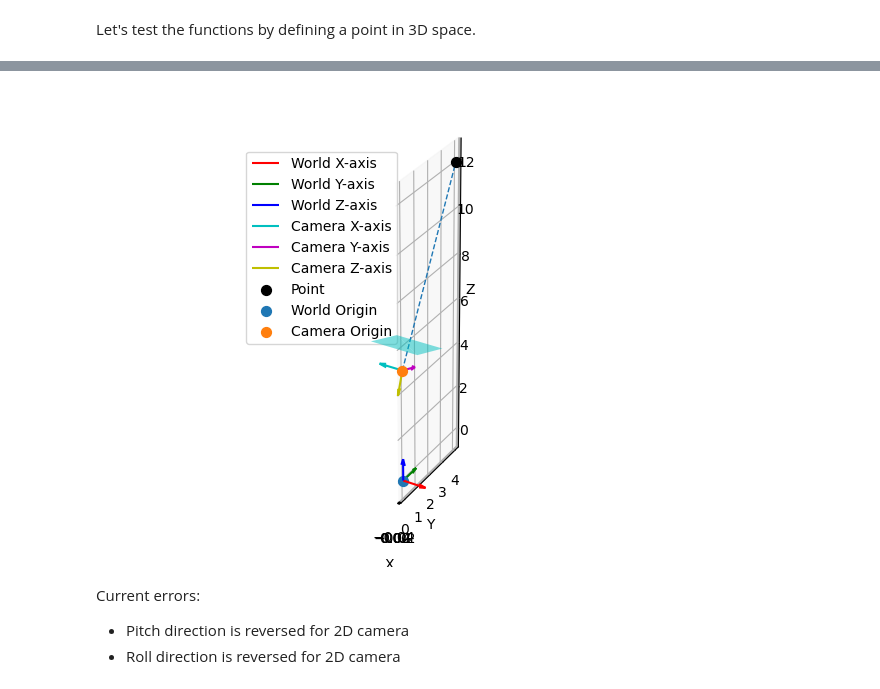
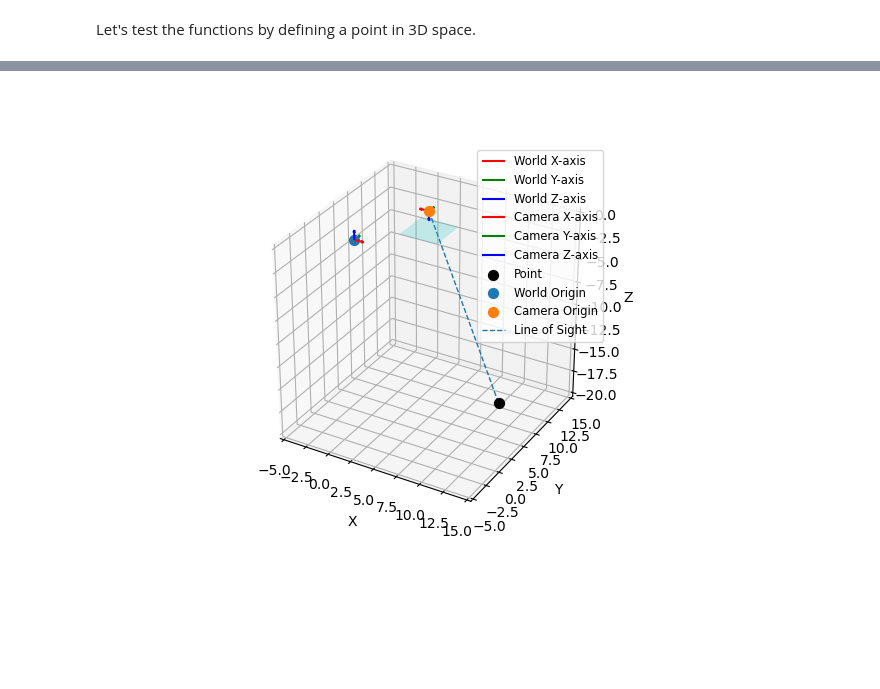
Before and after one commit to FPWRasmussen/DTU-Special-Course, a Jupyter notebook: src/camera_calibration.ipynb, the cells around one changed output, grey strips where cells are left out. Drawn from its saved outputs; the diff is of its cells as text; code cells hidden in the pictures; blank space fills up the shorter version.

Commit message:
fixed camera matrix

```diff
--- a/src/camera_calibration.ipynb
+++ b/src/camera_calibration.ipynb
@@ -145,13 +78,14 @@ V: 125.0
 # %%
 # INPUTS
-f = 1 # focal length
+f = 0.1 # focal length
 shape = [250, 250] # shape of image in pixels
 fov = [90, 90]
 K = intrinsic_parameters(f, shape, fov)
-theta = np.array([np.deg2rad(-20), np.deg2rad(180), np.deg2rad(0)])
-R = rotation_matrix(theta)
-camera_origin = np.array([0, 0, 5]) # 3D translation of camera origin and world origin
+theta = -np.array([np.deg2rad(0), np.deg2rad(180), np.deg2rad(0)])
+R = rotation_matrix(theta, order = "ZYX")
+camera_origin = np.array([5, 5, 2]) # 3D translation of camera origin and world origin
 C_N = extrinsic_parameters(R, camera_origin)
 P = camera_matrix(K, C_N)
-point_coordinate = np.array([0, 4, 12])
-u, v = image_plane(P, point_coordinate)
+turbine_origin = np.array([10, 10, -20])
+u, v = image_plane(P, turbine_origin)
+print(u,v)
@@ -173,5 +109,8 @@ plt.show()
 # %%
 # Create a 3D plot
+theta *= -1
+R = rotation_matrix(theta, order = "XYZ")
+
 fig = plt.figure()
 ax = fig.add_subplot(111, projection='3d')
 
@@ -192,44 +131,61 @@ ax.quiver(*world_origin, *world_y_vector, color='g', label='World Y-axis')
 ax.quiver(*world_origin, *world_z_vector, color='b', label='World Z-axis')
 
 # Plot the camera coordinate system with labels
-ax.quiver(*camera_origin, *camera_x_vector, color='c', label='Camera X-axis')
-ax.quiver(*camera_origin, *camera_y_vector, color='m', label='Camera Y-axis')
-ax.quiver(*camera_origin, *camera_z_vector, color='y', label='Camera Z-axis')
+ax.quiver(*camera_origin, *camera_x_vector, color='r', label='Camera X-axis')
+ax.quiver(*camera_origin, *camera_y_vector, color='g', label='Camera Y-axis')
+ax.quiver(*camera_origin, *camera_z_vector, color='b', label='Camera Z-axis')
 
 # Plot the 3D point with a label
-ax.scatter(*point_coordinate, c='k', s=50, label='Point')
+ax.scatter(*turbine_origin, c='k', s=50, label='Point')
 ax.scatter(*world_origin, s=50, label = "World Origin")
 ax.scatter(*camera_origin, s=50, label = "Camera Origin")
 
 #### INPUTS #####
-f = -1
+f = 2
 vfov = np.deg2rad(90)
 hfov = np.deg2rad(90)
 
 vl = 2*np.tan(vfov/2)*f # vertical length
 hl = 2*np.tan(hfov/2)*f # horizontal length
 zz = f *np.ones([2, 2]) # offset in z
 xx, yy = np.meshgrid(np.linspace(-hl/2, hl/2, 2), np.linspace(-vl/2, vl/2, 2))
 coord = np.einsum('ij,kj->ki', R, np.c_[xx.ravel(), yy.ravel(), zz.ravel()]) + camera_origin
 # ax.scatter(*coord.T)
 vertices = [coord[[0, 1, 3]], coord[[0, 2, 3]]]
-surface = Poly3DCollection(vertices, alpha=0.5)
+surface = Poly3DCollection(vertices, alpha=0.2)
 surface.set_facecolor('c')
 ax.add_collection3d(surface)
 
-ax.plot(*np.array([camera_origin, point_coordinate]).T, linestyle = "dashed", linewidth = 1)
+ax.plot(*np.array([camera_origin, turbine_origin]).T, linestyle = "dashed", linewidth = 1, label = "Line of Sight")
+
+s = 1
+arr = np.array([world_origin, camera_origin, turbine_origin])
+min = np.min(arr)/s-1
+max = np.max(arr)*s+1
+# # min_coord = np.min(arr, axis=0)/s-1
+# # max_coord = np.max(arr, axis=0)*s+1
+
+ax.scatter(*-np.array([max]*3)+world_origin, alpha = 0)
+ax.scatter(*np.array([max]*3)+world_origin, alpha = 0)
+
+offset = camera_origin - turbine_origin
+l = np.sqrt(np.sum(offset**2))
 
 # Set axis labels
 ax.set_xlabel('X')
 ax.set_ylabel('Y')
 ax.set_zlabel('Z')
 
+# set range of plot
+coords = np.array([world_origin, turbine_origin])
+center = np.mean(coords, axis=0)
+max_range = np.max(np.ptp(coords, axis=0))
+ax.set_xlim(center[0] - max_range/2, center[0] + max_range/2)
+ax.set_ylim(center[1] - max_range/2, center[1] + max_range/2)
+ax.set_zlim(center[2] - max_range/2, center[2] + max_range/2)
+
 ax.set_aspect('equal')
-ax.legend()
+ax.legend(fontsize='small')
 plt.show()
 # %% [output]
-[figure, old version]
+[figure, new version]
-# %% [markdown]
-Current errors:
-- Pitch direction is reversed for 2D camera
-- Roll direction is reversed for 2D camera
```
Also changed, not shown: parts of 11 cells of this notebook, 3 other files.
